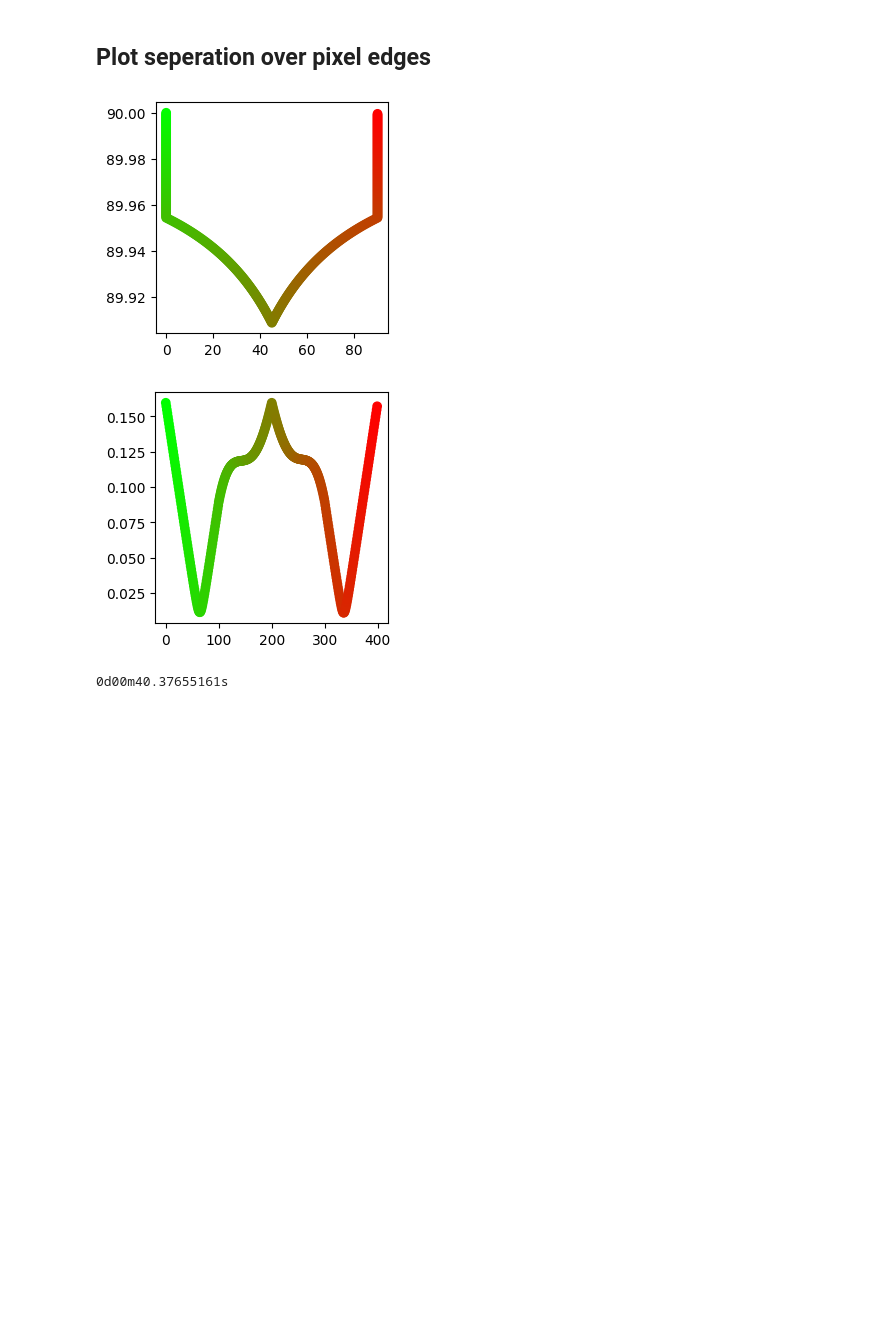
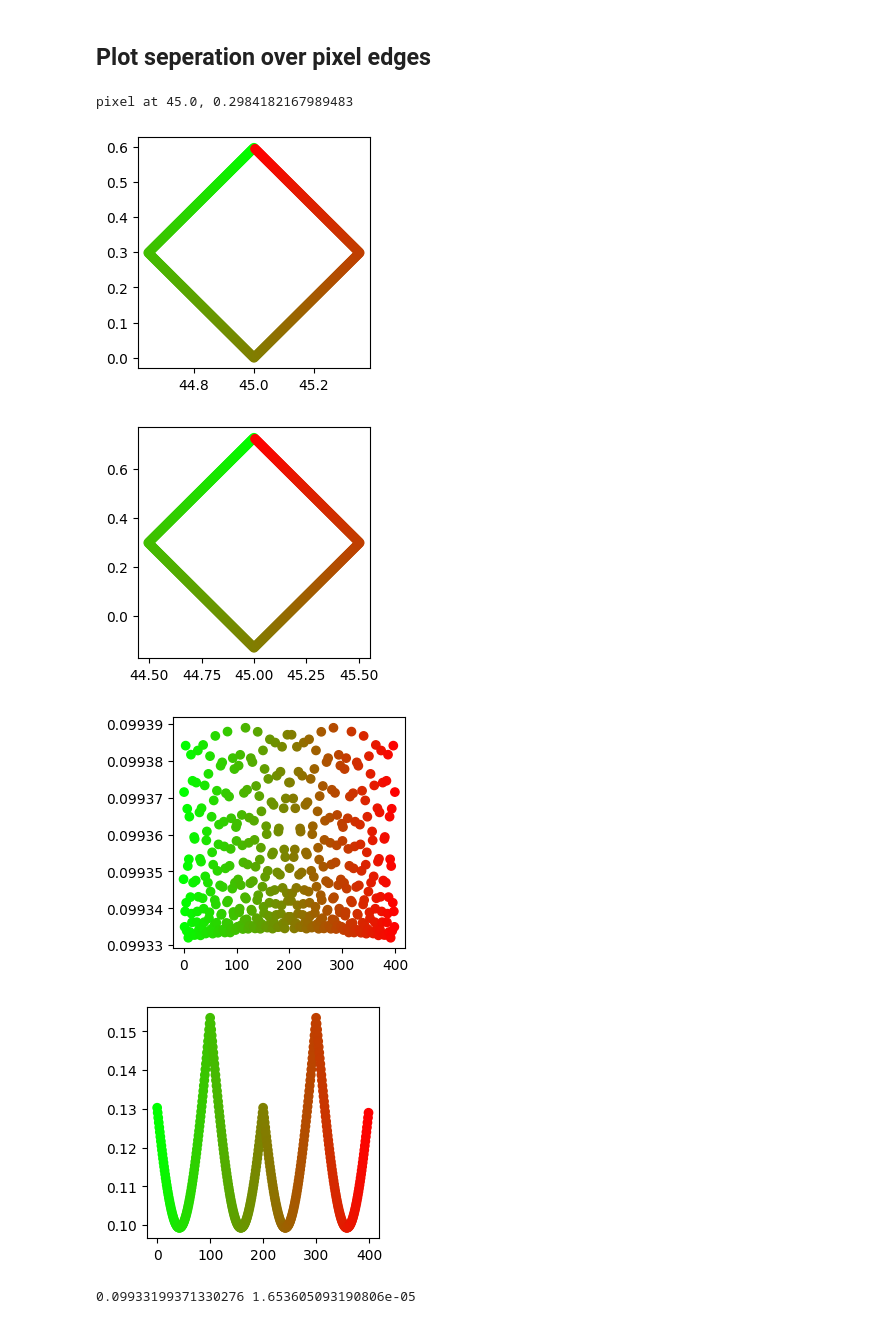
Before and after one commit to smcguire-cmu/notebooks, a Jupyter notebook: margin_math.ipynb, the cells around one changed output. Cells and saved outputs as stored; diff of their text form; code cells hidden in the pictures; blank space fills up the shorter version.

Commit message:
add nearest separation function for pixel boundaries

```diff
--- a/margin_math.ipynb
+++ b/margin_math.ipynb
@@ -59,11 +59,16 @@ def get_scale_factor(order, margin_thresh):
     resolution = hp.nside2resol(2 ** order, arcmin=True) / 60.
     scale = 1 + ((2 * margin_thresh) / resolution)
     return scale
+# %%
+def get_centroid(boundaries):
+    n_samples = len(boundaries[0])
+    centroid_lon = np.sum(boundaries[0]) / n_samples
+    centroid_lat = np.sum(boundaries[1]) / n_samples
+    return centroid_lon, centroid_lat
 # %%
 def transform_pixel_boundaries(pixel_boundaries, scale):
     n_samples = len(pixel_boundaries[0])
-    centroid_lon = np.sum(pixel_boundaries[0]) / n_samples
-    centroid_lat = np.sum(pixel_boundaries[1]) / n_samples
+    centroid_lon, centroid_lat = get_centroid(pixel_boundaries)
     translate_lon = centroid_lon - (centroid_lon * scale)
     translate_lat = centroid_lat - (centroid_lat * scale)
 
@@ -227,37 +258,61 @@ mean margin sep: 0.121335109380101 deg, max: 0.17975539478222743 deg min:0.07195
 # %% [markdown]
 ## Plot seperation over pixel edges
 # %%
-k = 10
-pix = 4**k -1
+k = 7
+pix = 0 # pixel near dec = 0
+# pix = 4 ** k - 1 # pixel near dec = 0
 margin_thresh = 0.1
 step = 100
 
 scale = get_scale_factor(k, margin_thresh)
 
 pixel_boundaries = hp.vec2dir(hp.boundaries(2 ** k, pix, step=step, nest=True), lonlat=True)
 
+centroid_lon, centroid_lat = get_centroid(pixel_boundaries)
+
+print(f"pixel at {centroid_lon}, {centroid_lat}")
+
 transformed_bounding_box = transform_pixel_boundaries(pixel_boundaries, scale)
 
 osc = SkyCoord(pixel_boundaries[0], pixel_boundaries[1], unit='deg')
 tsc = SkyCoord(transformed_bounding_box[0], transformed_bounding_box[1], unit='deg')
-dist = osc.separation(tsc)
+old_dist = osc.separation(tsc)
+
+dist = get_closest_distances(pixel_boundaries, transformed_bounding_box)
 
 r = np.arange(0, 255, step=255/len(pixel_boundaries[0]))
 b = np.arange(255, 0, step=-255/len(pixel_boundaries[0]))
 g = np.zeros(len(pixel_boundaries[0]))
 c = np.vstack([r.ravel(), b.ravel(), g.ravel()]).transpose()
 
+# plot original pixel bounds
 fig, ax = plt.subplots(figsize=(3,3))
 ax.scatter(pixel_boundaries[0], pixel_boundaries[1], c=c/255)
 plt.show()
 
+# plot transformed pixel bounds
+fig, ax = plt.subplots(figsize=(3,3))
+ax.scatter(transformed_bounding_box[0], transformed_bounding_box[1], c=c/255)
+plt.show()
+
+# plot separation to nearest point in bounded polygon
 fig, ax = plt.subplots(figsize=(3,3))
 inds = np.arange(0, len(pixel_boundaries[0]))
 ax.scatter(inds, dist, c=c/255)
 plt.show()
 
-print(min(dist))
+# plot old separation metric to same index point in bounded polygon
+fig, ax = plt.subplots(figsize=(3,3))
+inds = np.arange(0, len(pixel_boundaries[0]))
+ax.scatter(inds, old_dist, c=c/255)
+plt.show()
+
+# print min separation between boundary and transformed and std deviation of separations
+print(min(dist), np.std(dist))
 # %% [output]
+pixel at 45.0, 0.2984182167989483
-[figure, old version]
+[figure, new version]
-[figure, old version]
+[figure, new version]
-0d00m40.37655161s
+[figure, added]
+[figure, added]
+0.09933199371330276 1.653605093190806e-05
```
Also changed, not shown: parts of 1 cell of this notebook.
